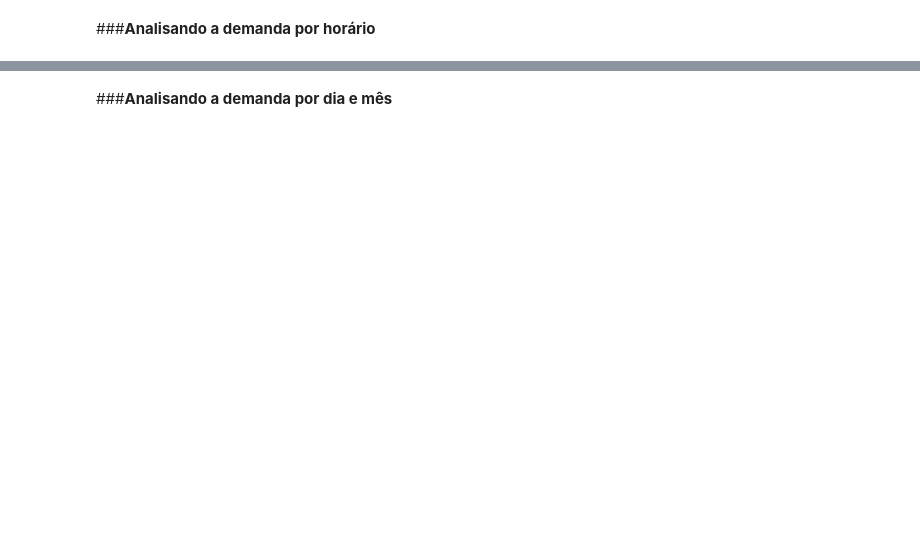
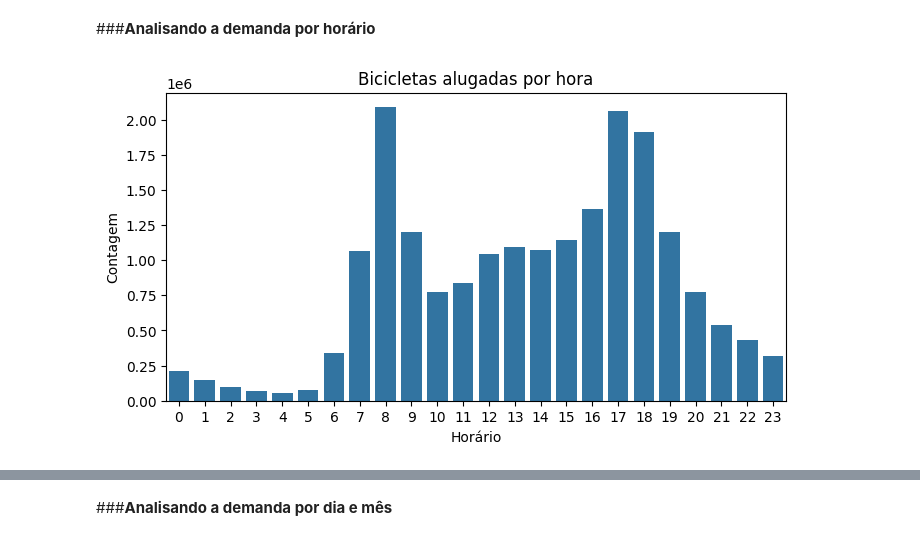
Before and after one commit to Pedrocoellho/time_series_forecasts_company_bicycles, a Jupyter notebook: complete_time_series.ipynb, the cells around one changed output, grey strips where cells are left out. Drawn from its saved outputs; the diff is of its cells as text; code cells hidden in the pictures; blank space fills up the shorter version.

```diff
--- a/complete_time_series.ipynb
+++ b/complete_time_series.ipynb
@@ -352,0 +405,7 @@ u_statistic, p_value
+# %%
+df_data['mes'] = df_data['data_hora'].dt.month
+df_data['horario'] = df_data['data_hora'].dt.hour
+# %%
+df_data['data_hora'] = df_data['data_hora'].dt.date
+
+df_data.head()
@@ -352,0 +419,4 @@ u_statistic, p_value
+# %%
+df_data = df_data.rename(columns={'data_hora': 'data'})
+
+df_data.head()
@@ -352,0 +452,2 @@ u_statistic, p_value
+# %%
+df_data['data'] = pd.to_datetime(df_data['data'])
@@ -353,2 +476,13 @@ u_statistic, p_value
 # %% [markdown]
 ###**Analisando a demanda por horário**
+# %%
+df_por_hora = df_data.groupby('horario')['contagem'].sum().reset_index()
+
+plt.figure(figsize=(8,4))
+sns.barplot(x='horario', y='contagem', data=df_por_hora)
+plt.title('Bicicletas alugadas por hora')
+plt.xlabel('Horário')
+plt.ylabel('Contagem')
+plt.show()
+# %% [output]
+[figure, added]
```
Also changed, not shown: parts of 12 cells of this notebook.
